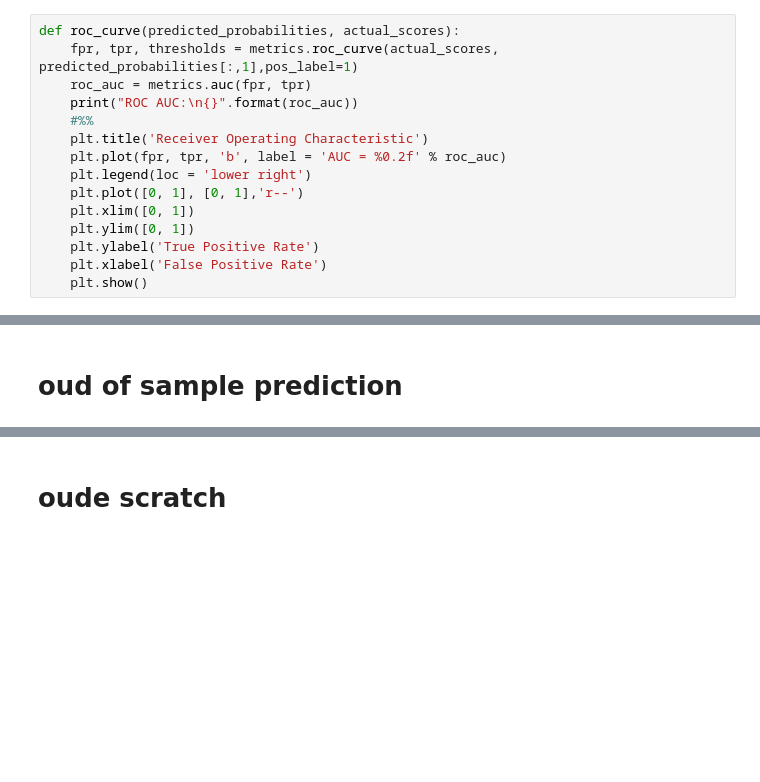
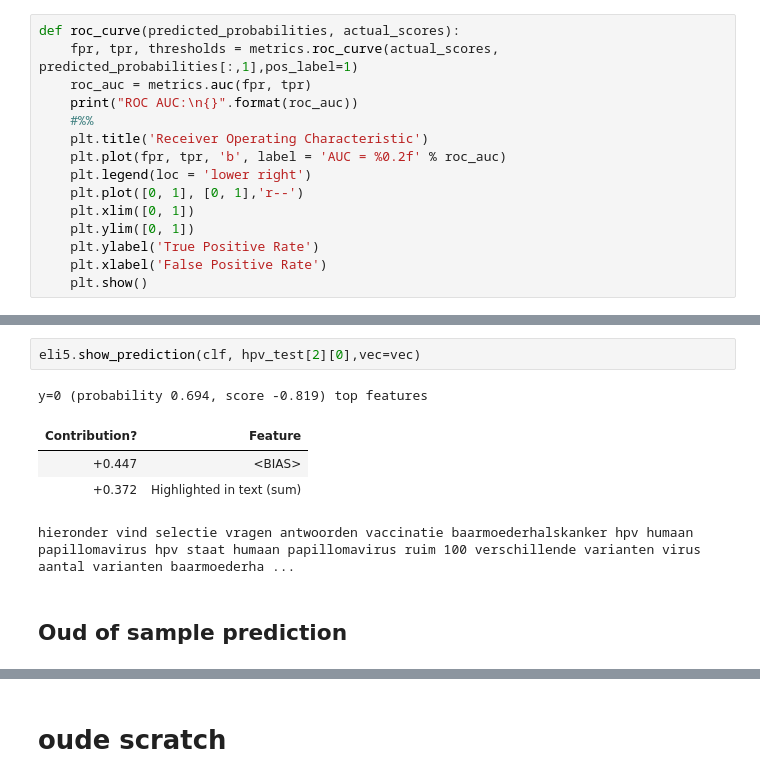
Before and after one commit to corinemeppelink/vaccmisinfo, a Jupyter notebook: article.ipynb, the cells around one changed output, grey strips where cells are left out. Saved outputs shown, nothing was run; the diff lists cells and outputs as text; blank space fills up the shorter version.

```diff
--- a/article.ipynb
+++ b/article.ipynb
@@ -135,5 +165,13 @@ ROC AUC:
+# %%
+eli5.show_prediction(clf, hpv_test[2][0],vec=vec)
+# %% [output]
+y=0 (probability 0.694, score -0.819) top features
+| Contribution? | Feature |
+| +0.447 | <BIAS> |
+| +0.372 | Highlighted in text (sum) |
+hieronder vind selectie vragen antwoorden vaccinatie baarmoederhalskanker hpv humaan papillomavirus hpv staat humaan papillomavirus ruim 100 verschillende varianten virus aantal varianten baarmoederha ...
 # %% [markdown]
-# oud of sample prediction
+## Oud of sample prediction
 # %%
 predictions, probabilities = ml(childhood_train, hpv_test)
 performance(predictions, [e[1] for e in hpv_test])
```
Also changed, not shown: parts of 15 cells of this notebook.
